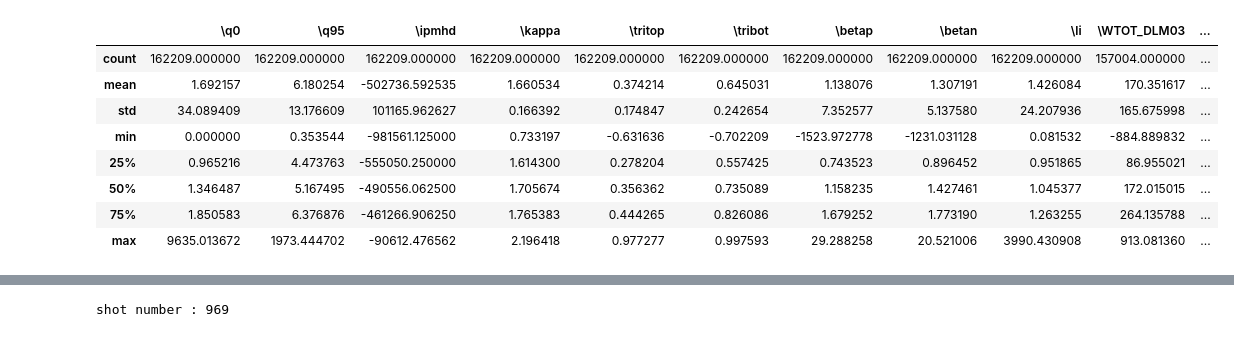
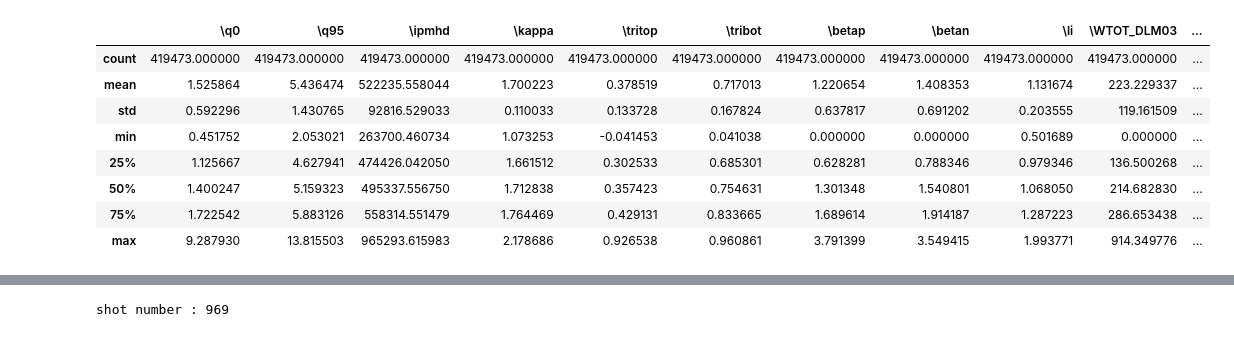
Before and after one commit to ZINZINBIN/Tokamak-Plasma-Operation-Control-based-on-RL, a Jupyter notebook: EDA.ipynb, the cells around one changed output, grey strips where cells are left out. Drawn from its saved outputs; the diff is of its cells as text; code cells hidden in the pictures.

```diff
--- a/EDA.ipynb
+++ b/EDA.ipynb
@@ -8,6 +8,7 @@ cols_0D = [
     '\\q0', '\\q95', '\\ipmhd', '\\kappa',
     '\\tritop', '\\tribot','\\betap','\\betan',
     '\\li', '\\WTOT_DLM03', '\\ne_inter01',
+    '\\TS_NE_CORE_AVG', '\\TS_TE_CORE_AVG'
 ]
 
 # else diagnostics
@@ -26,16 +27,16 @@ cols_control = [
 ]
 
 # original data
-df = pd.read_csv("./dataset/KSTAR_Disruption_ts_data.csv").reset_index()
+df = pd.read_csv("./dataset/KSTAR_Disruption_ts_data.csv").reset_index(drop = True)
 
 # after some preprocessing
-df_extend = pd.read_csv("./dataset/KSTAR_Disruption_ts_data_extend.csv").reset_index()
+df_extend = pd.read_csv("./dataset/KSTAR_Disruption_ts_data_extend.csv").reset_index(drop = True)
 
 # information about disruption
-df_disruption = pd.read_csv("./dataset/KSTAR_Disruption_Shot_List.csv", encoding='euc-kr').reset_index()
+df_disruption = pd.read_csv("./dataset/KSTAR_Disruption_Shot_List.csv", encoding='euc-kr').reset_index(drop = True)
 
 # nan interpolation
-df.interpolate(method = 'linear', limit_direction = 'forward')
+df = df.interpolate(method = 'linear', limit_direction = 'forward').reset_index(drop = True)
 
 # columns for use
 ts_cols = cols_0D + cols_control
@@ -42,12 +53,12 @@ ts_cols = cols_0D + cols_control
 # %%
-df[cols_0D].describe()
+df_extend[cols_0D].describe()
 # %% [output]
 |  | \q0 | \q95 | \ipmhd | \kappa | \tritop | \tribot | \betap | \betan | \li | \WTOT_DLM03 | ... |
-| count | 162209.000000 | 162209.000000 | 162209.000000 | 162209.000000 | 162209.000000 | 162209.000000 | 162209.000000 | 162209.000000 | 162209.000000 | 157004.000000 | ... |
-| mean | 1.692157 | 6.180254 | -502736.592535 | 1.660534 | 0.374214 | 0.645031 | 1.138076 | 1.307191 | 1.426084 | 170.351617 | ... |
-| std | 34.089409 | 13.176609 | 101165.962627 | 0.166392 | 0.174847 | 0.242654 | 7.352577 | 5.137580 | 24.207936 | 165.675998 | ... |
-| min | 0.000000 | 0.353544 | -981561.125000 | 0.733197 | -0.631636 | -0.702209 | -1523.972778 | -1231.031128 | 0.081532 | -884.889832 | ... |
-| 25% | 0.965216 | 4.473763 | -555050.250000 | 1.614300 | 0.278204 | 0.557425 | 0.743523 | 0.896452 | 0.951865 | 86.955021 | ... |
-| 50% | 1.346487 | 5.167495 | -490556.062500 | 1.705674 | 0.356362 | 0.735089 | 1.158235 | 1.427461 | 1.045377 | 172.015015 | ... |
-| 75% | 1.850583 | 6.376876 | -461266.906250 | 1.765383 | 0.444265 | 0.826086 | 1.679252 | 1.773190 | 1.263255 | 264.135788 | ... |
-| max | 9635.013672 | 1973.444702 | -90612.476562 | 2.196418 | 0.977277 | 0.997593 | 29.288258 | 20.521006 | 3990.430908 | 913.081360 | ... |
+| count | 419473.000000 | 419473.000000 | 419473.000000 | 419473.000000 | 419473.000000 | 419473.000000 | 419473.000000 | 419473.000000 | 419473.000000 | 419473.000000 | ... |
+| mean | 1.525864 | 5.436474 | 522235.558044 | 1.700223 | 0.378519 | 0.717013 | 1.220654 | 1.408353 | 1.131674 | 223.229337 | ... |
+| std | 0.592296 | 1.430765 | 92816.529033 | 0.110033 | 0.133728 | 0.167824 | 0.637817 | 0.691202 | 0.203555 | 119.161509 | ... |
+| min | 0.451752 | 2.053021 | 263700.460734 | 1.073253 | -0.041453 | 0.041038 | 0.000000 | 0.000000 | 0.501689 | 0.000000 | ... |
+| 25% | 1.125667 | 4.627941 | 474426.042050 | 1.661512 | 0.302533 | 0.685301 | 0.628281 | 0.788346 | 0.979346 | 136.500268 | ... |
+| 50% | 1.400247 | 5.159323 | 495337.556750 | 1.712838 | 0.357423 | 0.754631 | 1.301348 | 1.540801 | 1.068050 | 214.682830 | ... |
+| 75% | 1.722542 | 5.883126 | 558314.551479 | 1.764469 | 0.429131 | 0.833665 | 1.689614 | 1.914187 | 1.287223 | 286.653438 | ... |
+| max | 9.287930 | 13.815503 | 965293.615983 | 2.178686 | 0.926538 | 0.960861 | 3.791399 | 3.549415 | 1.993771 | 914.349776 | ... |
```
Also changed, not shown: parts of 8 cells of this notebook, 53 other files.
